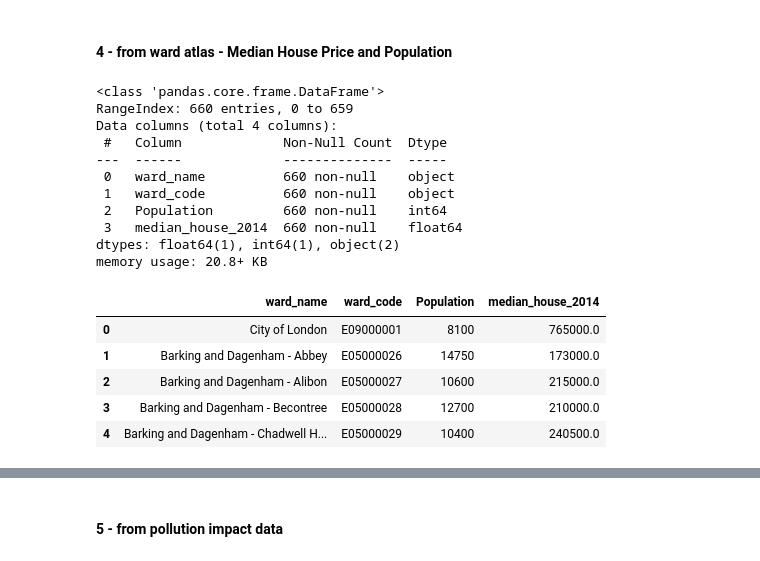
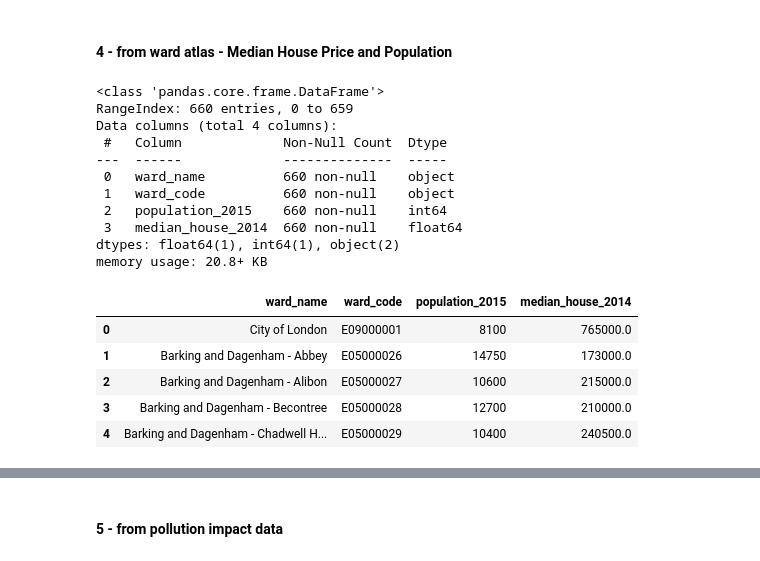
Before and after one commit to neneninja97/liveable_london, a Jupyter notebook: data_pre_processing.ipynb, the cells around one changed output, grey strips where cells are left out. Drawn from its saved outputs; the diff is of its cells as text; code cells hidden in the pictures.

```diff
--- a/data_pre_processing.ipynb
+++ b/data_pre_processing.ipynb
@@ -110,16 +160,16 @@ df_well_being.head()
 file = os.path.join('data', 'raw', 'ward_atlas.csv')
 cols = ['Ward name', 'New code', 'Median House Price (£) - 2014', 'Population - 2015']
 
-df_housing_and_pop = pd.read_csv(file, usecols = cols, encoding= 'unicode_escape')
+df_atlas = pd.read_csv(file, usecols = cols, encoding= 'unicode_escape')
 # %%
 # Renaming columns
-df_housing_and_pop.rename(columns={"Ward name": "ward_name",
+df_atlas.rename(columns={"Ward name": "ward_name",
                            "New code": "ward_code",
                            "Median House Price (£) - 2014": "median_house_2014",
-                           "Population - 2015": "Population"},
+                           "Population - 2015": "population_2015"},
                   inplace=True)
 
-df_housing_and_pop.info()
+df_atlas.info()
 # %% [output]
 <class 'pandas.core.frame.DataFrame'>
 RangeIndex: 660 entries, 0 to 659
@@ -128,14 +178,14 @@ Data columns (total 4 columns):
 ---  ------             --------------  -----
  0   ward_name          660 non-null    object
  1   ward_code          660 non-null    object
- 2   Population         660 non-null    int64
+ 2   population_2015    660 non-null    int64
  3   median_house_2014  660 non-null    float64
 dtypes: float64(1), int64(1), object(2)
 memory usage: 20.8+ KB
 # %%
-df_housing_and_pop.head()
+df_atlas.head()
 # %% [output]
-|  | ward_name | ward_code | Population | median_house_2014 |
+|  | ward_name | ward_code | population_2015 | median_house_2014 |
 | 0 | City of London | E09000001 | 8100 | 765000.0 |
 | 1 | Barking and Dagenham - Abbey | E05000026 | 14750 | 173000.0 |
 | 2 | Barking and Dagenham - Alibon | E05000027 | 10600 | 215000.0 |
```
Also changed, not shown: parts of 40 cells of this notebook.
